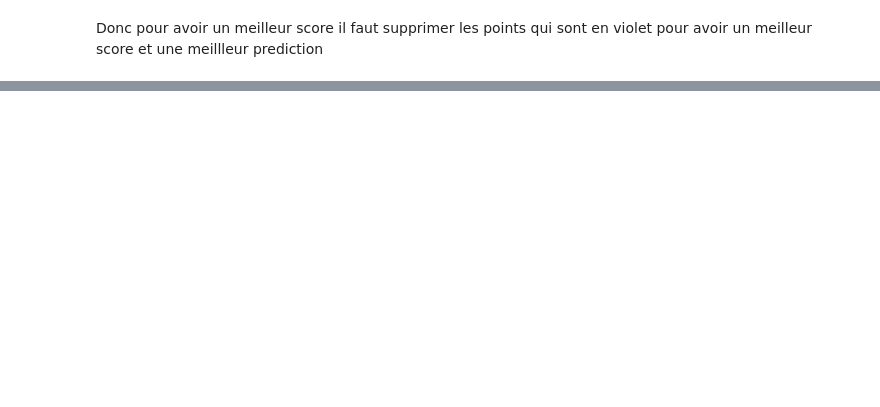
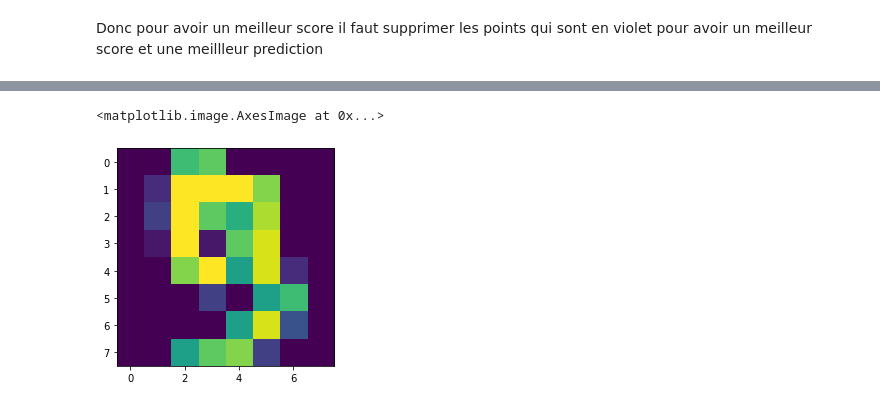
Before and after one commit to mohamed063197/Data-scientist, a Jupyter notebook: 07_Apprentissate_non_supervisé.ipynb, the cells around one changed output, grey strips where cells are left out. Drawn from its saved outputs; the diff is of its cells as text; code cells hidden in the pictures; blank space fills up the shorter version.

```diff
--- a/07_Apprentissate_non_supervisé.ipynb
+++ b/07_Apprentissate_non_supervisé.ipynb
@@ -111,0 +118,9 @@ Le score est de : -175.96520869986963
+# %%
+digits= load_digits()
+images=digits.images
+x_img, y_img = digits.data, digits.target
+# %%
+plt.imshow(images[9])
+# %% [output]
+<matplotlib.image.AxesImage at 0x...>
+[figure, added]
```
Also changed, not shown: parts of 19 cells of this notebook.
